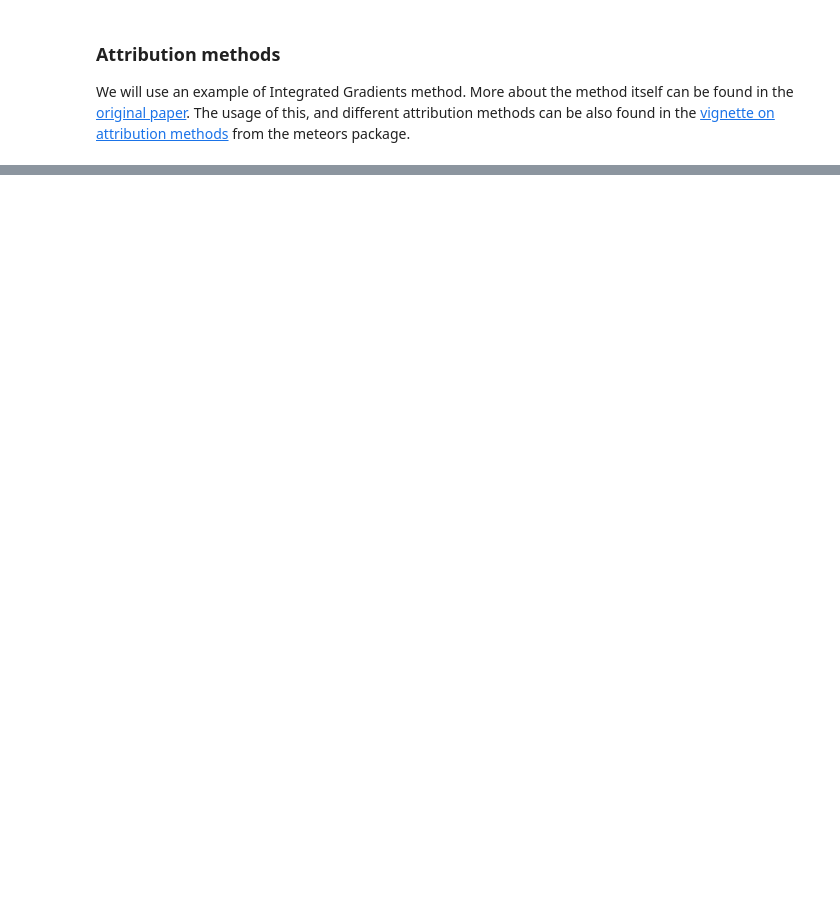
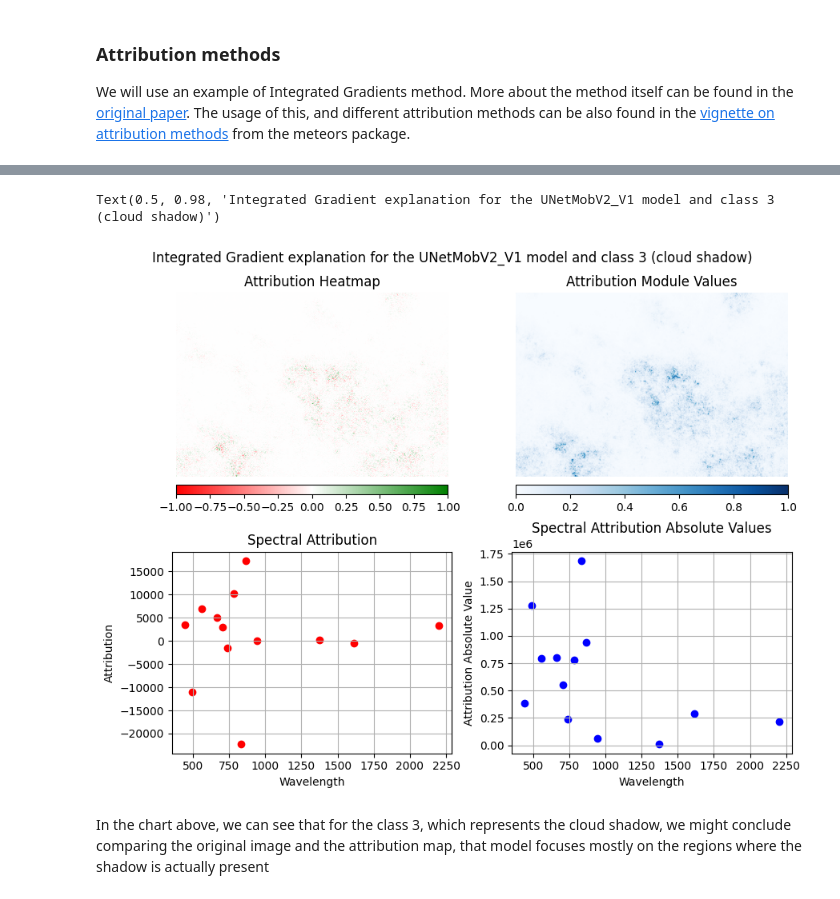
Before and after one commit to xai4space/meteors, a Jupyter notebook: examples/segmentation/segmentation.ipynb, the cells around one changed output, grey strips where cells are left out. Saved outputs shown, nothing was run; the diff lists cells and outputs as text; code cells hidden in the pictures; blank space fills up the shorter version.

```diff
--- a/examples/segmentation/segmentation.ipynb
+++ b/examples/segmentation/segmentation.ipynb
@@ -282,0 +296,10 @@ fig, ax = vis.visualize_attributes(attributes)
+# %%
+attributes = ig.attribute(hsi, target=3, n_steps=10)
+
+fig, ax = vis.visualize_attributes(attributes)
+fig.suptitle("Integrated Gradient explanation for the UNetMobV2_V1 model and class 3 (cloud shadow)")
+# %% [output]
+Text(0.5, 0.98, 'Integrated Gradient explanation for the UNetMobV2_V1 model and class 3 (cloud shadow)')
+[figure, added]
+# %% [markdown]
+In the chart above, we can see that for the class 3, which represents the cloud shadow, we might conclude comparing the original image and the attribution map, that model focuses mostly on the regions where the shadow is actually present
```
Also changed, not shown: parts of 17 cells of this notebook.
